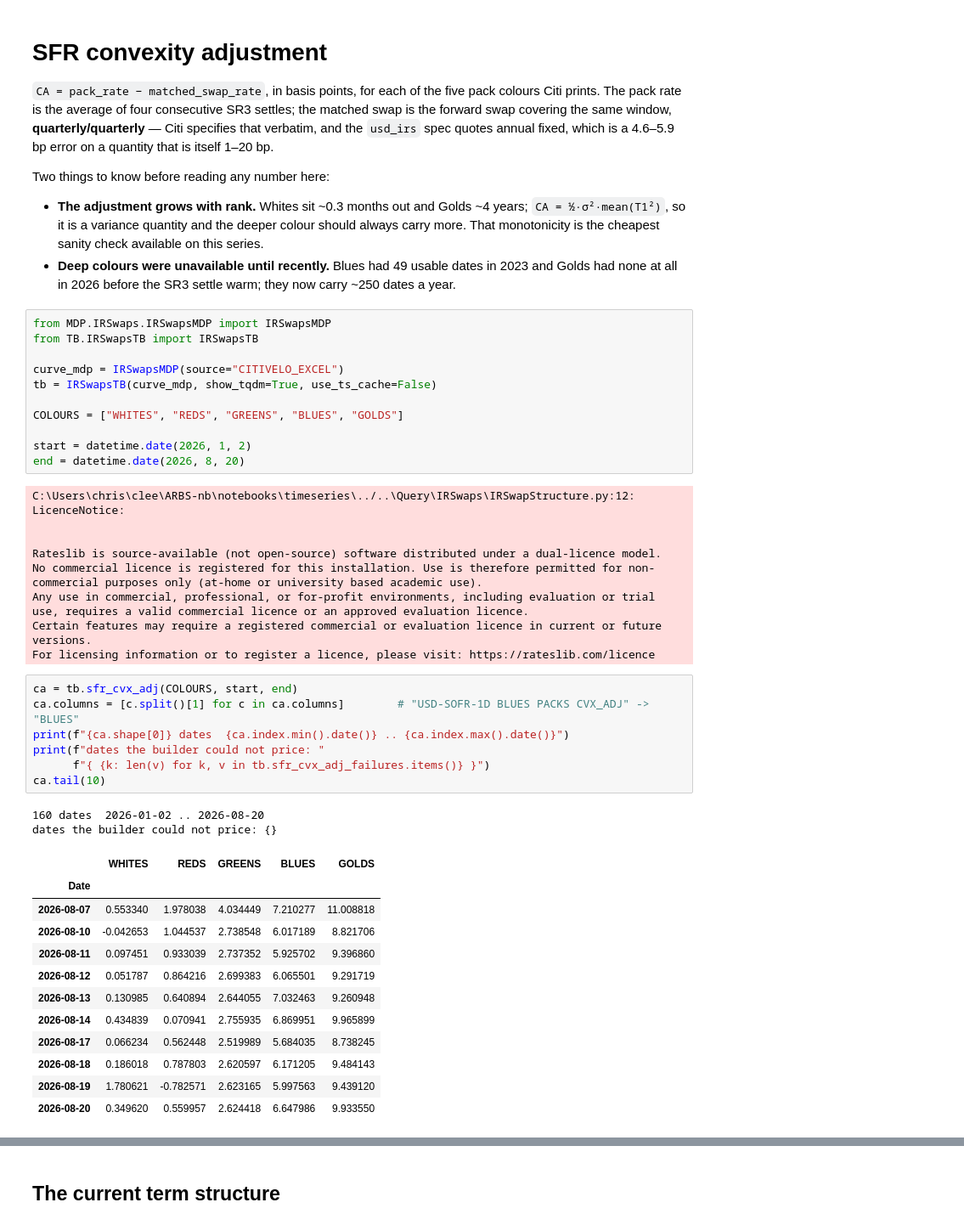
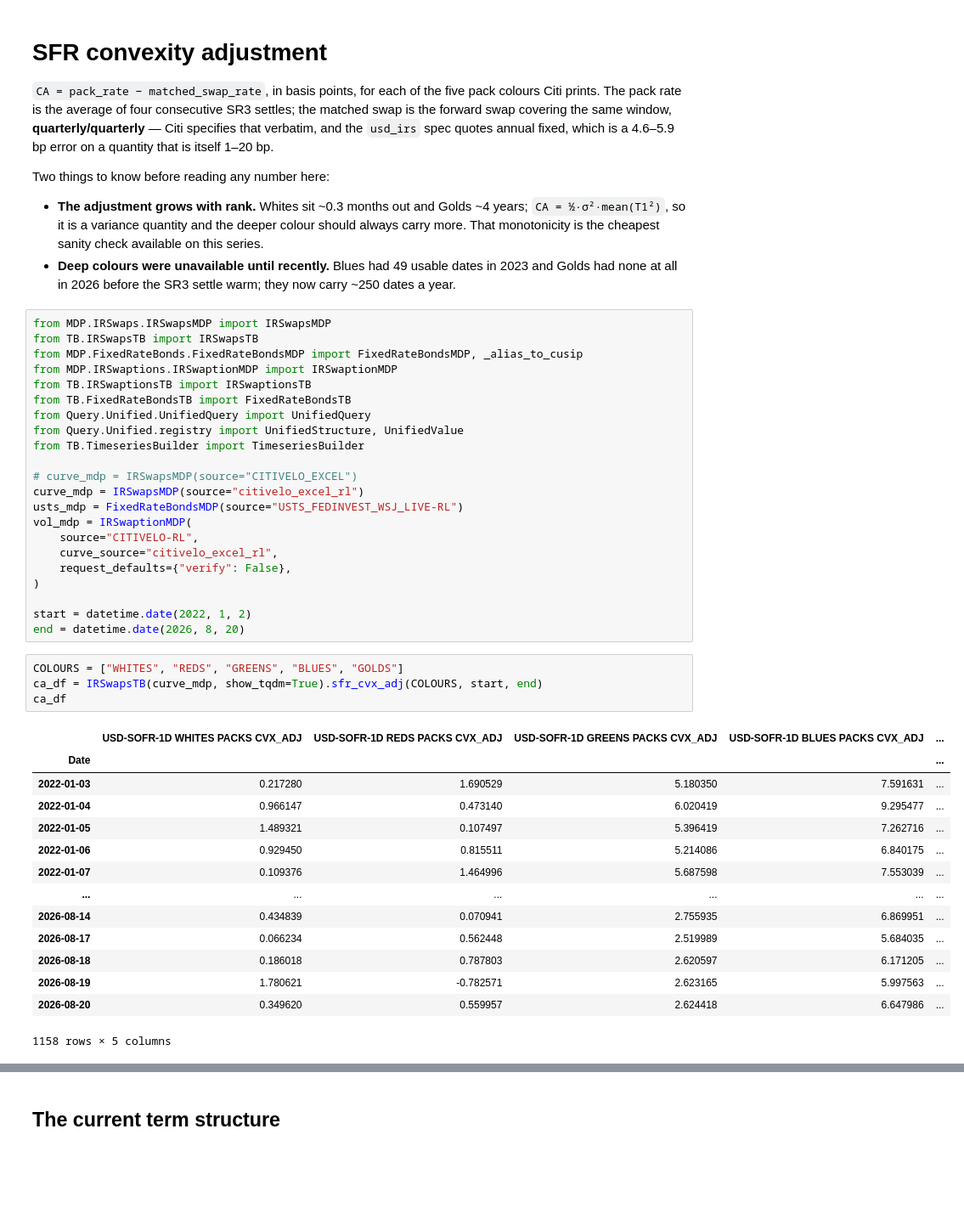
Before and after one commit to yieldcurvemonkey/ARBS, a Jupyter notebook: notebooks/timeseries/sfr_convexity.ipynb, the cells around one changed output, grey strips where cells are left out. Shown at 85% size. Drawn from its saved outputs; the diff is of its cells as text; blank space fills up the shorter version.

```diff
--- a/notebooks/timeseries/sfr_convexity.ipynb
+++ b/notebooks/timeseries/sfr_convexity.ipynb
@@ -56,42 +56,41 @@ Two things to know before reading any number here:
 # %%
 from MDP.IRSwaps.IRSwapsMDP import IRSwapsMDP
 from TB.IRSwapsTB import IRSwapsTB
+from MDP.FixedRateBonds.FixedRateBondsMDP import FixedRateBondsMDP, _alias_to_cusip
+from MDP.IRSwaptions.IRSwaptionMDP import IRSwaptionMDP
+from TB.IRSwaptionsTB import IRSwaptionsTB
+from TB.FixedRateBondsTB import FixedRateBondsTB
+from Query.Unified.UnifiedQuery import UnifiedQuery
+from Query.Unified.registry import UnifiedStructure, UnifiedValue
+from TB.TimeseriesBuilder import TimeseriesBuilder
 
-curve_mdp = IRSwapsMDP(source="CITIVELO_EXCEL")
-tb = IRSwapsTB(curve_mdp, show_tqdm=True, use_ts_cache=False)
+# curve_mdp = IRSwapsMDP(source="CITIVELO_EXCEL")
+curve_mdp = IRSwapsMDP(source="citivelo_excel_rl")
+usts_mdp = FixedRateBondsMDP(source="USTS_FEDINVEST_WSJ_LIVE-RL")
+vol_mdp = IRSwaptionMDP(
+    source="CITIVELO-RL",
+    curve_source="citivelo_excel_rl",
+    request_defaults={"verify": False},
+)
 
-COLOURS = ["WHITES", "REDS", "GREENS", "BLUES", "GOLDS"]
-
-start = datetime.date(2026, 1, 2)
+start = datetime.date(2022, 1, 2)
 end = datetime.date(2026, 8, 20)
-# %% [output]
-C:\Users\chris\clee\ARBS-nb\notebooks\timeseries\../..\Query\IRSwaps\IRSwapStructure.py:12: LicenceNotice:
-
-
-Rateslib is source-available (not open-source) software distributed under a dual-licence model.
-No commercial licence is registered for this installation. Use is therefore permitted for non-commercial purposes only (at-home or university based academic use).
-Any use in commercial, professional, or for-profit environments, including evaluation or trial use, requires a valid commercial licence or an approved evaluation licence.
-Certain features may require a registered commercial or evaluation licence in current or future versions.
-For licensing information or to register a licence, please visit: https://rateslib.com/licence
 # %%
-ca = tb.sfr_cvx_adj(COLOURS, start, end)
-ca.columns = [c.split()[1] for c in ca.columns]        # "USD-SOFR-1D BLUES PACKS CVX_ADJ" -> "BLUES"
-print(f"{ca.shape[0]} dates  {ca.index.min().date()} .. {ca.index.max().date()}")
-print(f"dates the builder could not price: "
-      f"{ {k: len(v) for k, v in tb.sfr_cvx_adj_failures.items()} }")
-ca.tail(10)
+COLOURS = ["WHITES", "REDS", "GREENS", "BLUES", "GOLDS"]
+ca_df = IRSwapsTB(curve_mdp, show_tqdm=True).sfr_cvx_adj(COLOURS, start, end)
+ca_df
 # %% [output]
+|  | USD-SOFR-1D WHITES PACKS CVX_ADJ | USD-SOFR-1D REDS PACKS CVX_ADJ | USD-SOFR-1D GREENS PACKS CVX_ADJ | USD-SOFR-1D BLUES PACKS CVX_ADJ | ... |
+| Date |  |  |  |  | ... |
+| 2022-01-03 | 0.217280 | 1.690529 | 5.180350 | 7.591631 | ... |
+| 2022-01-04 | 0.966147 | 0.473140 | 6.020419 | 9.295477 | ... |
+| 2022-01-05 | 1.489321 | 0.107497 | 5.396419 | 7.262716 | ... |
+| 2022-01-06 | 0.929450 | 0.815511 | 5.214086 | 6.840175 | ... |
+| 2022-01-07 | 0.109376 | 1.464996 | 5.687598 | 7.553039 | ... |
+| ... | ... | ... | ... | ... | ... |
+| 2026-08-14 | 0.434839 | 0.070941 | 2.755935 | 6.869951 | ... |
+| 2026-08-17 | 0.066234 | 0.562448 | 2.519989 | 5.684035 | ... |
+| 2026-08-18 | 0.186018 | 0.787803 | 2.620597 | 6.171205 | ... |
+| 2026-08-19 | 1.780621 | -0.782571 | 2.623165 | 5.997563 | ... |
+| 2026-08-20 | 0.349620 | 0.559957 | 2.624418 | 6.647986 | ... |
-160 dates  2026-01-02 .. 2026-08-20
-dates the builder could not price: {}
+1158 rows × 5 columns
-|  | WHITES | REDS | GREENS | BLUES | GOLDS |
-| Date |  |  |  |  |  |
-| 2026-08-07 | 0.553340 | 1.978038 | 4.034449 | 7.210277 | 11.008818 |
-| 2026-08-10 | -0.042653 | 1.044537 | 2.738548 | 6.017189 | 8.821706 |
-| 2026-08-11 | 0.097451 | 0.933039 | 2.737352 | 5.925702 | 9.396860 |
-| 2026-08-12 | 0.051787 | 0.864216 | 2.699383 | 6.065501 | 9.291719 |
-| 2026-08-13 | 0.130985 | 0.640894 | 2.644055 | 7.032463 | 9.260948 |
-| 2026-08-14 | 0.434839 | 0.070941 | 2.755935 | 6.869951 | 9.965899 |
-| 2026-08-17 | 0.066234 | 0.562448 | 2.519989 | 5.684035 | 8.738245 |
-| 2026-08-18 | 0.186018 | 0.787803 | 2.620597 | 6.171205 | 9.484143 |
-| 2026-08-19 | 1.780621 | -0.782571 | 2.623165 | 5.997563 | 9.439120 |
-| 2026-08-20 | 0.349620 | 0.559957 | 2.624418 | 6.647986 | 9.933550 |
```
Also changed, not shown: parts of 4 cells of this notebook, 12 other files.
